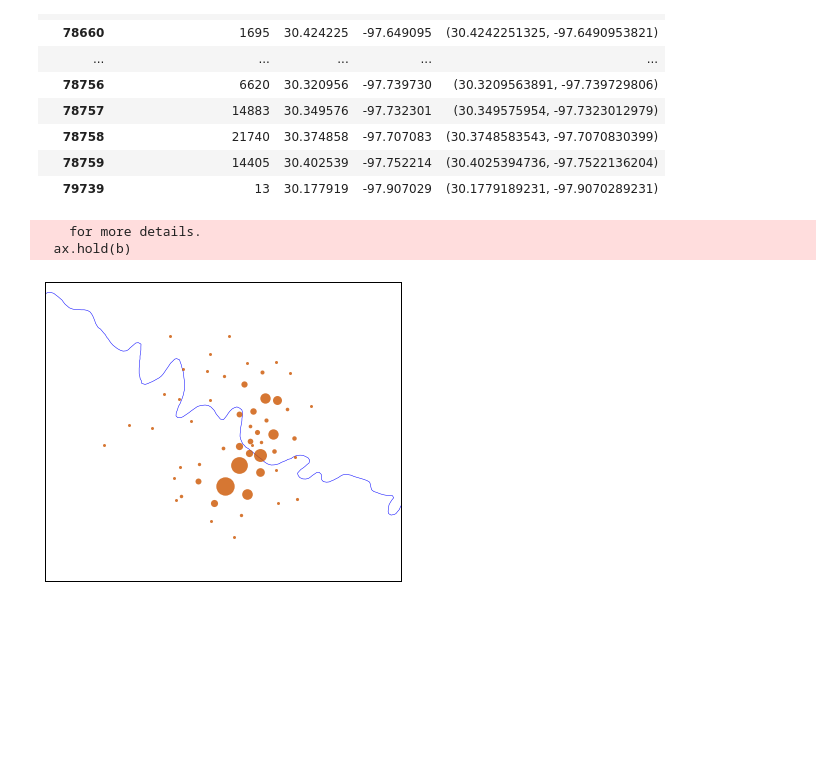
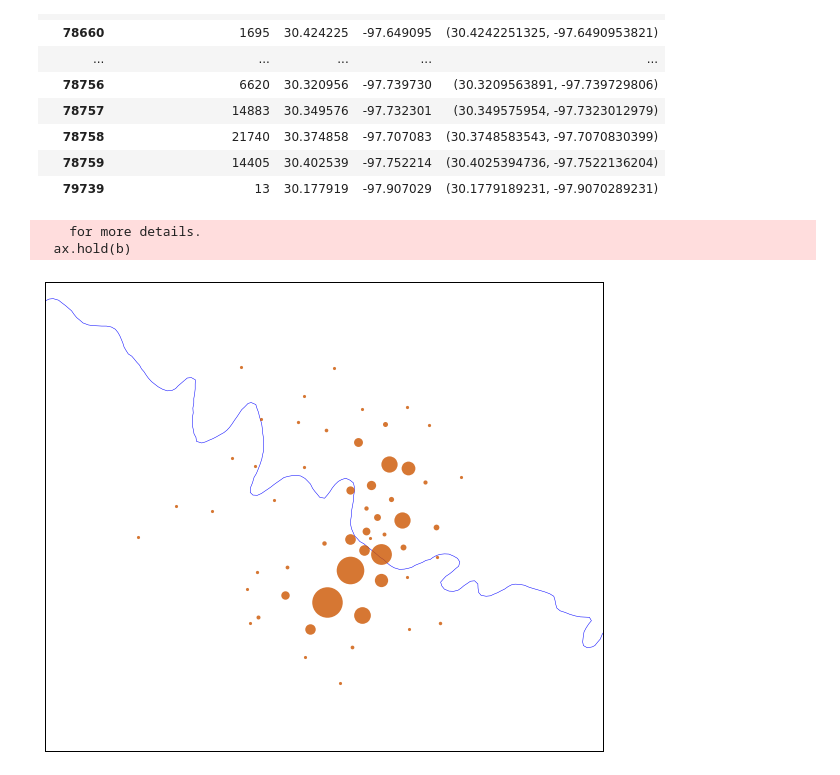
Before and after one commit to mraigosa/Austin_311_analysis, a Jupyter notebook: Complaint_lat_lon.ipynb, the cells around one changed output. Saved outputs shown, nothing was run; the diff lists cells and outputs as text; code cells hidden in the pictures; blank space fills up the shorter version.

Commit message:
Updating ipynb files and adding images folder.

```diff
--- a/Complaint_lat_lon.ipynb
+++ b/Complaint_lat_lon.ipynb
@@ -245,27 +244,28 @@ austin311_zip
 # %%
 import matplotlib.pyplot as plt
 from mpl_toolkits.basemap import Basemap
-
+fig, ax = plt.subplots(figsize=(10,10))
 map = Basemap(resolution='f', # c, l, i, h, f or None
             projection='merc',
             lat_0=30.3, lon_0=-97.8,
             llcrnrlon=-98.2, llcrnrlat=30.02, urcrnrlon=-97.4, urcrnrlat=30.6)
 
 map.drawmapboundary(fill_color="#FFFFFF")
 map.drawrivers(color="#0000FF")
 
 def plot_area(Coordinates):
     count = austin311_zip.loc[austin311_zip.Coordinates == Coordinates]["Number of Complaints"]
     x, y = map(Coordinates[1], Coordinates[0])
-    size = (count/8000) ** 2 + 3
+    #The count number is too high to plot. So reduce it and plot the area of a circle.
+    size = (count/6000) ** 2 + 3.14
     map.plot(x, y, 'o', markersize=size, color='#CC5500', alpha=0.8)
 
 austin311_zip.Coordinates.apply(plot_area)
 fig1 = plt.gcf()
 plt.show()
 plt.draw()
-fig1.savefig('311_call_density', dpi=200)
+fig1.savefig('311_call_density.png', dpi=200)
 # %% [output]
     for more details.
   ax.hold(b)
-[figure, old version]
+[figure, new version]
```
Also changed, not shown: parts of 8 cells of this notebook, 15 other files.
